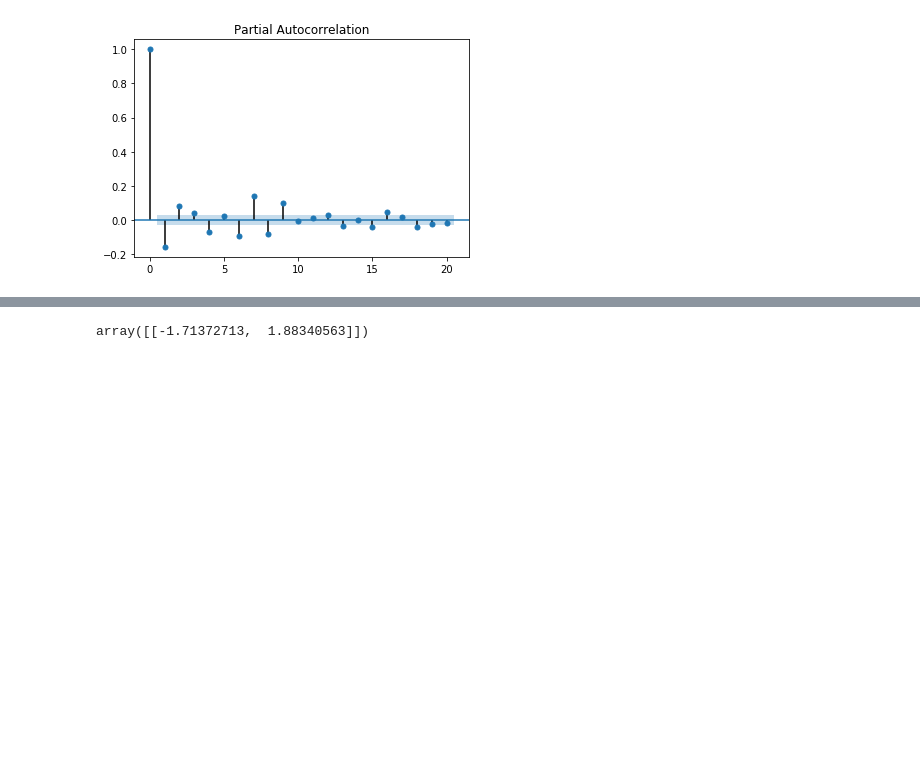
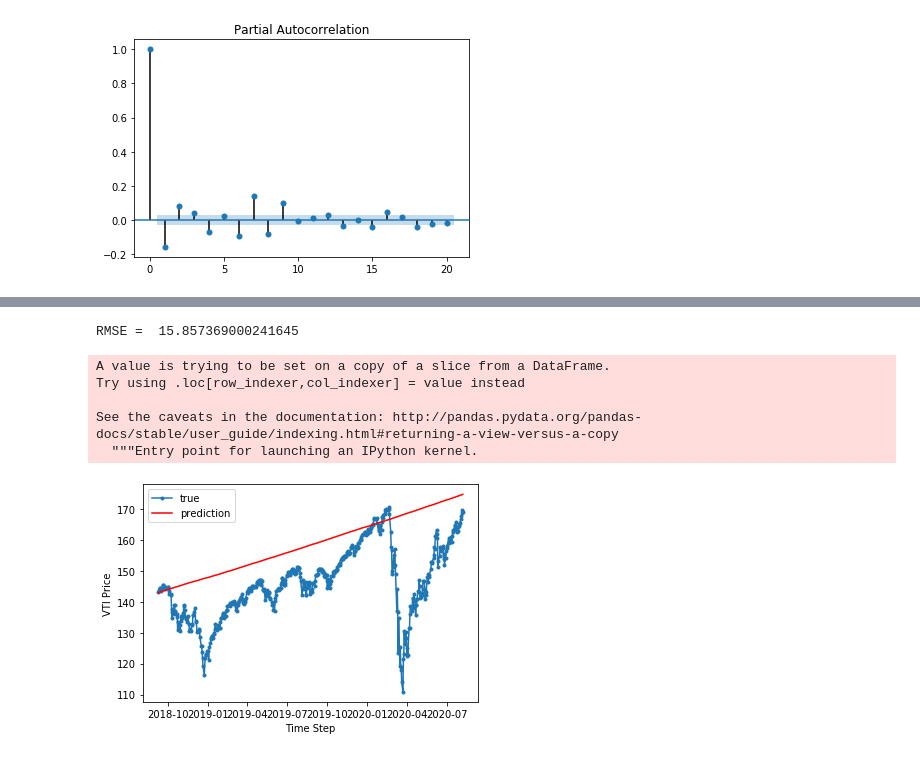
Before and after one commit to MKevinEvans/TensorFlow_stock_price_predictor, a Jupyter notebook: ARIMA_Model_VTI.ipynb, the cells around one changed output, grey strips where cells are left out. Saved outputs shown, nothing was run; the diff lists cells and outputs as text; code cells hidden in the pictures; blank space fills up the shorter version.

```diff
--- a/ARIMA_Model_VTI.ipynb
+++ b/ARIMA_Model_VTI.ipynb
@@ -118,4 +126,30 @@ model_fit.plot_predict()
-# %%
-model_fit.forecast()[2]
-# %% [output]
-array([[-1.71372713,  1.88340563]])
+# %%
+pred_diffs = model_fit.forecast(len(test)-1)[0]
+# %%
+last_values = [train.iloc[-1].Close]
+for index, diff in enumerate(pred_diffs):
+    last_values.append(last_values[index]+diff)
+preds = last_values
+# %%
+print("RMSE = ", np.sqrt(mean_squared_error(test.Close, preds)))
+# %% [output]
+RMSE =  15.857369000241645
+# %%
+viz_df = test
+# %%
+viz_df['preds'] = pd.Series(preds).values
+# %% [output]
+A value is trying to be set on a copy of a slice from a DataFrame.
+Try using .loc[row_indexer,col_indexer] = value instead
+
+See the caveats in the documentation: http://pandas.pydata.org/pandas-docs/stable/user_guide/indexing.html#returning-a-view-versus-a-copy
+  """Entry point for launching an IPython kernel.
+# %%
+plt.plot(viz_df.Close, marker='.', label="true")
+plt.plot(viz_df.preds, 'r', label="prediction")
+plt.ylabel('VTI Price')
+plt.xlabel('Time Step')
+plt.legend()
+plt.show();
+# %% [output]
+[figure, added]
```
Also changed, not shown: parts of 22 cells of this notebook.
